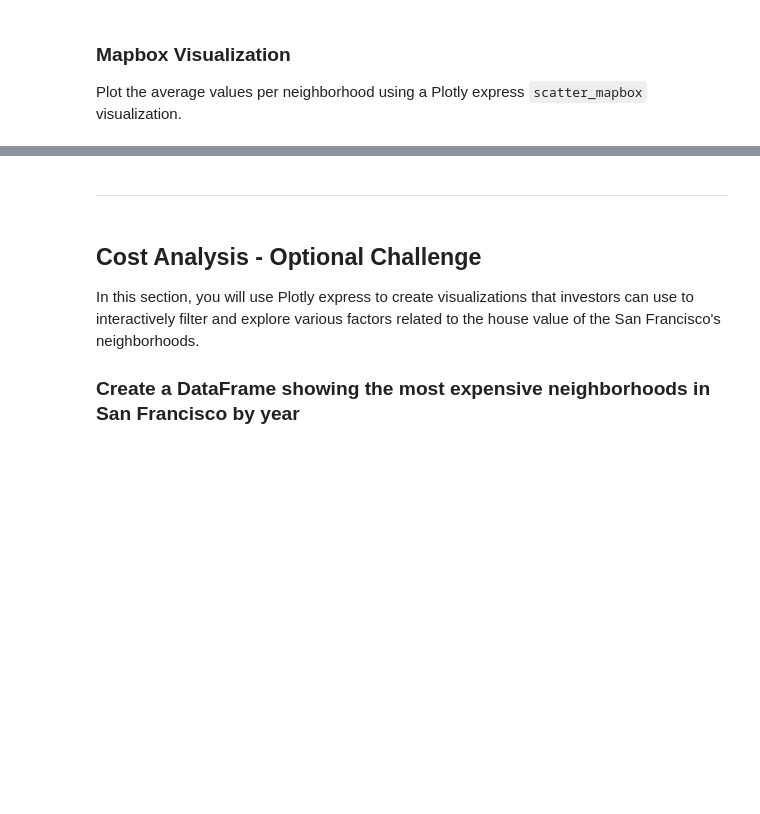
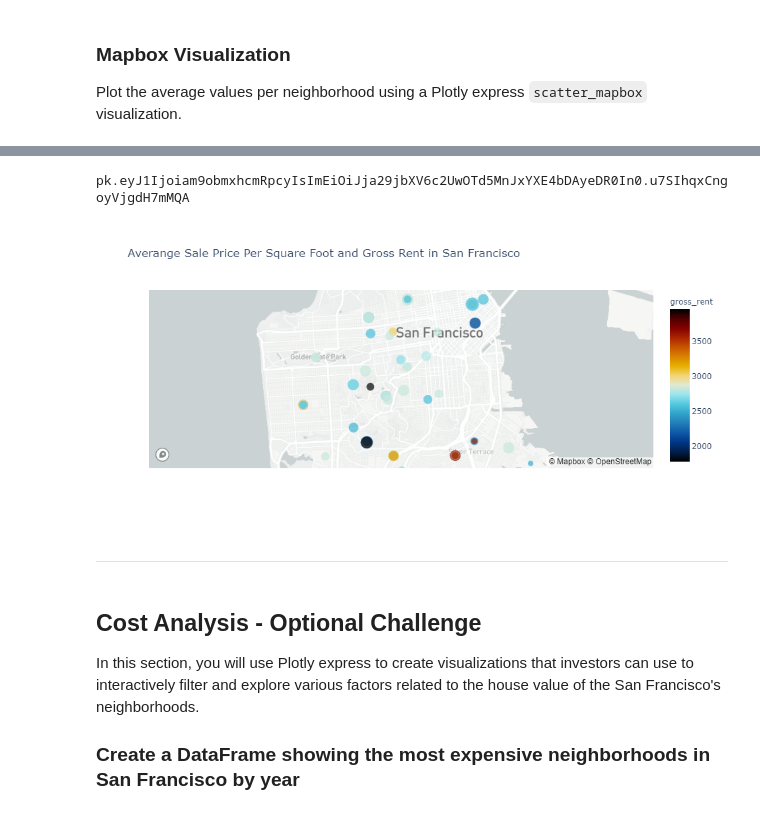
Before and after one commit to johnlardis/Week-6-Homework, a Jupyter notebook: Starter_Code/rental_analysis.ipynb, the cells around one changed output, grey strips where cells are left out. Drawn from its saved outputs; the diff is of its cells as text; code cells hidden in the pictures; blank space fills up the shorter version.

```diff
--- a/Starter_Code/rental_analysis.ipynb
+++ b/Starter_Code/rental_analysis.ipynb
@@ -252,3 +292,19 @@ Plot the average values per neighborhood using a Plotly express `scatter_mapbox`
+# %%
+# Set the mapbox access token
+map_box_api = os.getenv('MAPBOX_KEY')
+px.set_mapbox_access_token(map_box_api)
+
+print(map_box_api)
+
+# Create a scatter mapbox to analyze neighborhood info
+
+map_plot = px.scatter_mapbox(combined_df, lat='Lat',lon='Lon', size='sale_price_sqr_foot',hover_name="Neighborhood",color="gross_rent",
+    color_continuous_scale=px.colors.cyclical.IceFire,size_max=15,zoom=11,title="Averange Sale Price Per Square Foot and Gross Rent in San Francisco")
+
+map_plot.show()
+# %% [output]
+pk.eyJ1Ijoiam9obmxhcmRpcyIsImEiOiJja29jbXV6c2UwOTd5MnJxYXE4bDAyeDR0In0.u7SIhqxCngoyVjgdH7mMQA
+[figure, added]
 # %% [markdown]
 - - -
 # %% [markdown]
```
Also changed, not shown: parts of 25 cells of this notebook, 4 other files.
